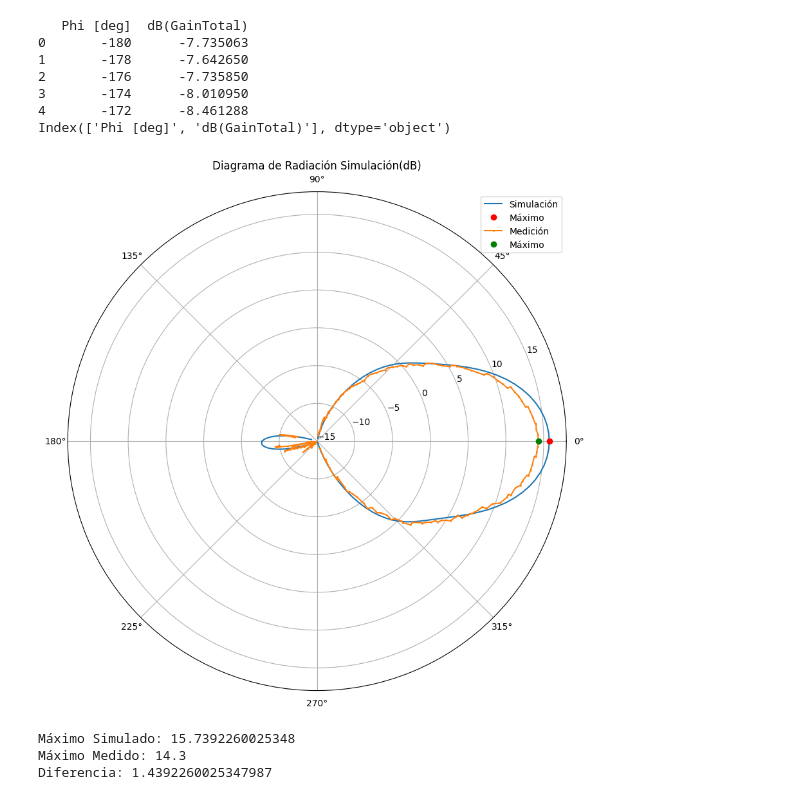
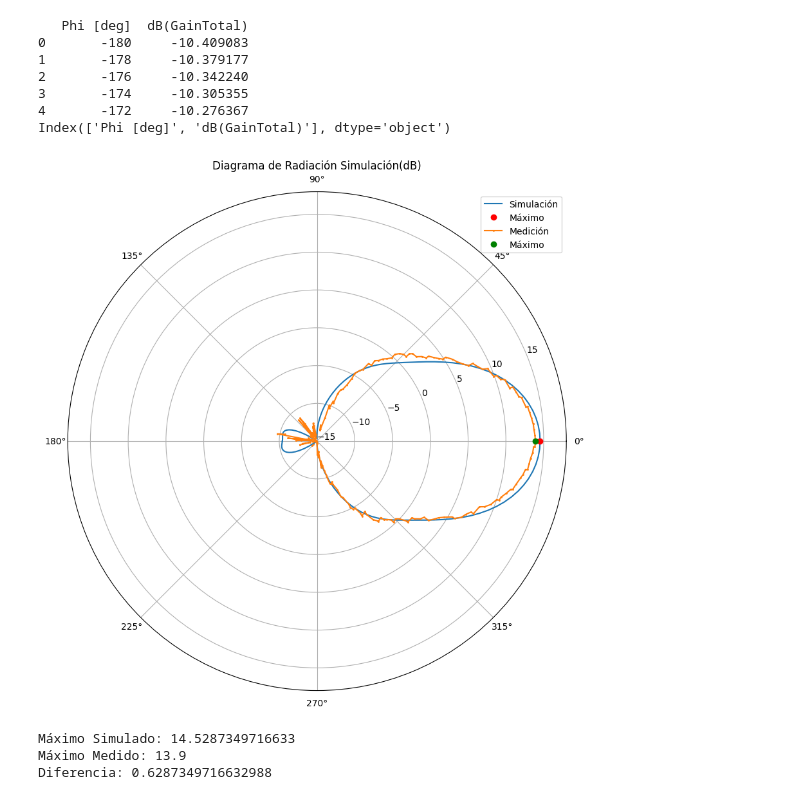
Before and after one commit to NicoNestasio/Antena-Horn, a Jupyter notebook: Antena_14GHz.ipynb, the cells around one changed output. Cells and saved outputs as stored; diff of their text form; code cells hidden in the pictures.

```diff
--- a/Antena_14GHz.ipynb
+++ b/Antena_14GHz.ipynb
@@ -8,7 +8,7 @@ import numpy as np
 import matplotlib.pyplot as plt
 import pandas as pd
 # Ruta del archivo Excel
-ruta_csv = '/content/16GHz - Pol. Principal - Diagrama de radiación-raw.csv'
+ruta_csv = '/content/14 GHz - Pol. Principal - Diagrama de radiación-raw.csv'
 
 # Importar datos desde Excel a un DataFrame de pandas
 datos = pd.read_csv(ruta_csv)
@@ -28,11 +28,11 @@ amplitudes = datos['Amplitudes']
 maximo_idx = np.argmax(amplitudes)
 angulo_max = angulos[maximo_idx]
 amplitud_max = amplitudes[maximo_idx]
-diferencia = 14.3-amplitud_max
+diferencia = 13.9-amplitud_max
 
 # Corrección de datos
 amplitudescor = amplitudes+diferencia
-amplitud_maxcor= 14.3
+amplitud_maxcor= 13.9
 anguloscor = angulos - angulo_max
 # Crear el gráfico
 plt.figure()
@@ -60,7 +60,7 @@ import numpy as np
 import matplotlib.pyplot as plt
 import pandas as pd
 # Ruta del archivo Excel
-ruta_csv4 = '/content/Diagrama 16GHz.csv'
+ruta_csv4 = '/content/Diagrama 14GHz.csv'
 
 # Importar datos desde Excel a un DataFrame de pandas
 datos4 = pd.read_csv(ruta_csv4)
@@ -71,39 +71,39 @@ print(datos4.columns)
 
 # Acceder a los datos de las columnas
 angulos4 = np.deg2rad(datos4['Phi [deg]'])
 amplitudes4 = datos4['dB(GainTotal)']
 
 
 # Encontrar el punto máximo
 maximo_idx4 = np.argmax(amplitudes4)
 angulo_max4 = angulos4[maximo_idx4]
 amplitud_max4 = amplitudes4[maximo_idx4]
 dif_max=amplitud_max4-amplitud_maxcor
 
 # Crear el gráfico
 plt.figure(figsize=(10, 20))
 plt.polar(angulos4, amplitudes4, marker='o', markersize=0, label='Simulación')
 plt.polar(angulo_max4, amplitud_max4, 'ro', label='Máximo')
 plt.polar(anguloscor, amplitudescor, marker='o', markersize=1, label='Medición')
 plt.polar(0, amplitud_maxcor, 'go', label='Máximo')
 plt.title('Diagrama de Radiación Simulación(dB)')
 plt.legend()
 plt.ylim(-15, 18)  # Por ejemplo, establece el mínimo en 0 y el máximo en 20 dB
 plt.yticks(np.arange(-15, 16, 5))
 plt.show()
 plt.show()
 print('Máximo Simulado:',amplitud_max4 )
 print('Máximo Medido:',amplitud_maxcor )
 print('Diferencia:', dif_max)
 # %% [output]
    Phi [deg]  dB(GainTotal)
-0       -180      -7.735063
-1       -178      -7.642650
-2       -176      -7.735850
-3       -174      -8.010950
-4       -172      -8.461288
+0       -180     -10.409083
+1       -178     -10.379177
+2       -176     -10.342240
+3       -174     -10.305355
+4       -172     -10.276367
 Index(['Phi [deg]', 'dB(GainTotal)'], dtype='object')
-[figure, old version]
+[figure, new version]
-Máximo Simulado: 15.7392260025348
-Máximo Medido: 14.3
-Diferencia: 1.4392260025347987
+Máximo Simulado: 14.5287349716633
+Máximo Medido: 13.9
+Diferencia: 0.6287349716632988
```
Also changed, not shown: parts of 2 cells of this notebook.
